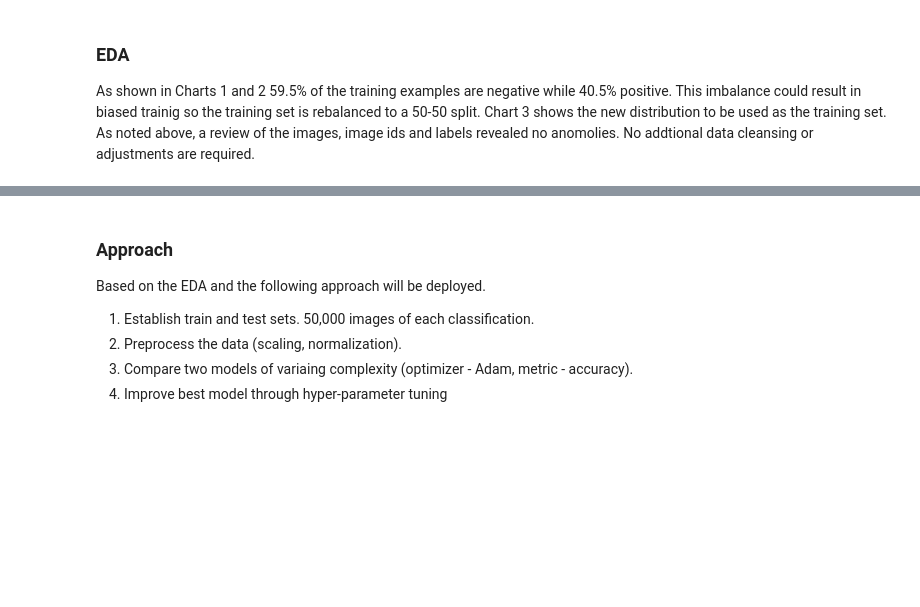
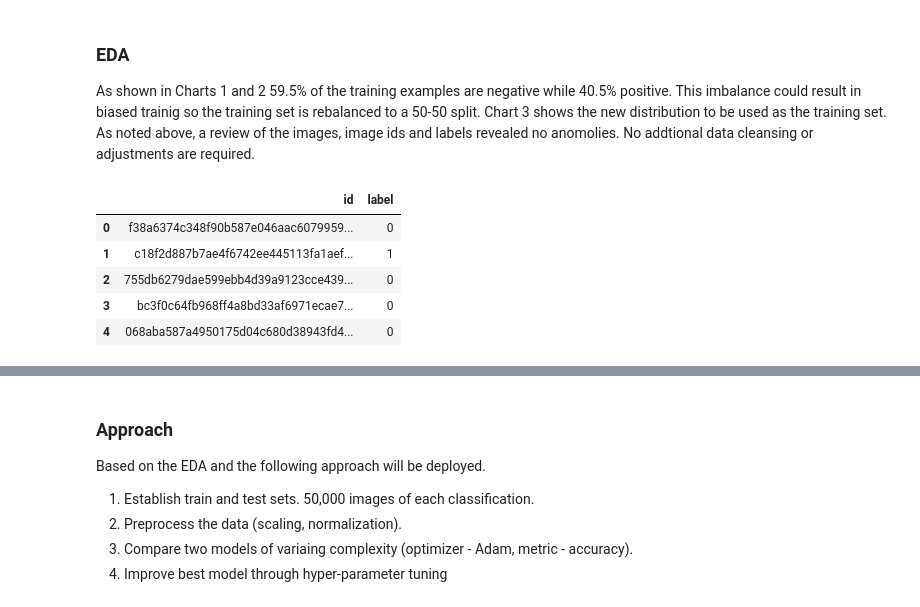
Before and after one commit to jmskeet/5511-Assignment-3, a Jupyter notebook: assignment3.ipynb, the cells around one changed output, grey strips where cells are left out. Drawn from its saved outputs; the diff is of its cells as text; code cells hidden in the pictures; blank space fills up the shorter version.

```diff
--- a/assignment3.ipynb
+++ b/assignment3.ipynb
@@ -58,6 +87,17 @@ ax[1,1].imshow(cv2.imread(/train/ + train_image_df[1]['id] + 'tif'))
 ### EDA
 
 As shown in Charts 1 and 2 59.5% of the training examples are negative while 40.5% positive.  This imbalance could result in biased trainig so the training set is rebalanced to a 50-50 split. Chart 3 shows the new distribution to be used as the training set.  As noted above, a review of the images, image ids and labels revealed no anomolies.  No addtional data cleansing or adjustments are required.
+# %%
+#Add tif file extension
+train_image_df['id'] = train_image_df['id'].astype('str') + '.tif'
+train_image_df.head()
+# %% [output]
+|  | id | label |
+| 0 | f38a6374c348f90b587e046aac6079959... | 0 |
+| 1 | c18f2d887b7ae4f6742ee445113fa1aef... | 1 |
+| 2 | 755db6279dae599ebb4d39a9123cce439... | 0 |
+| 3 | bc3f0c64fb968ff4a8bd33af6971ecae7... | 0 |
+| 4 | 068aba587a4950175d04c680d38943fd4... | 0 |
 # %%
 # Charts, data shape
 
```
Also changed, not shown: parts of 8 cells of this notebook.
